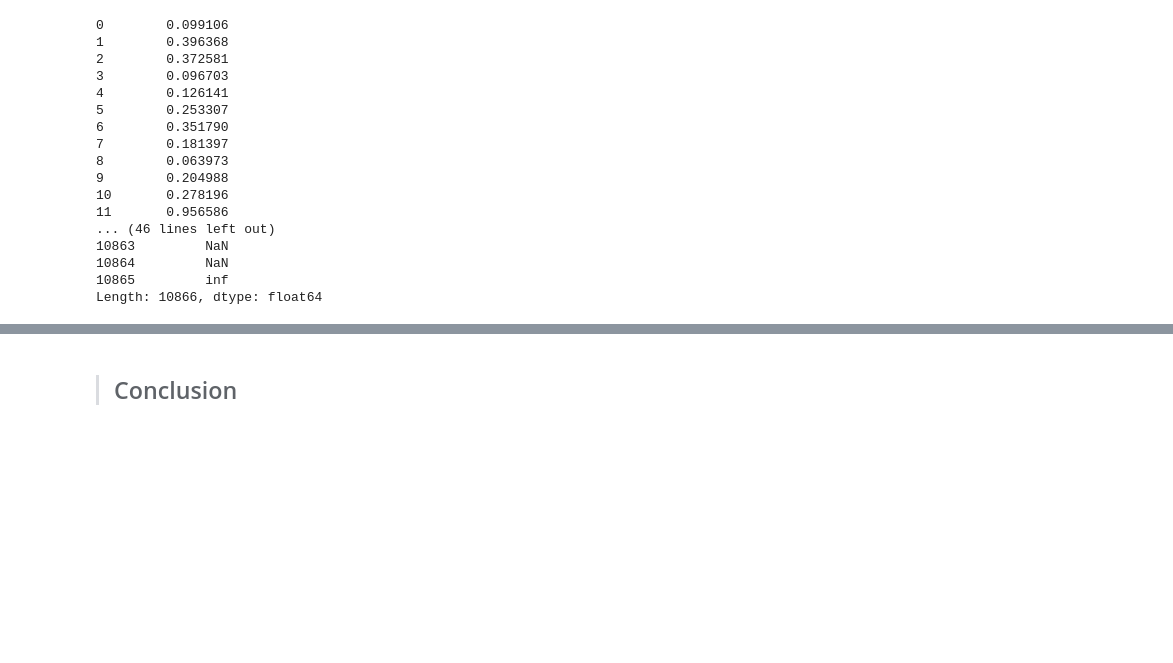
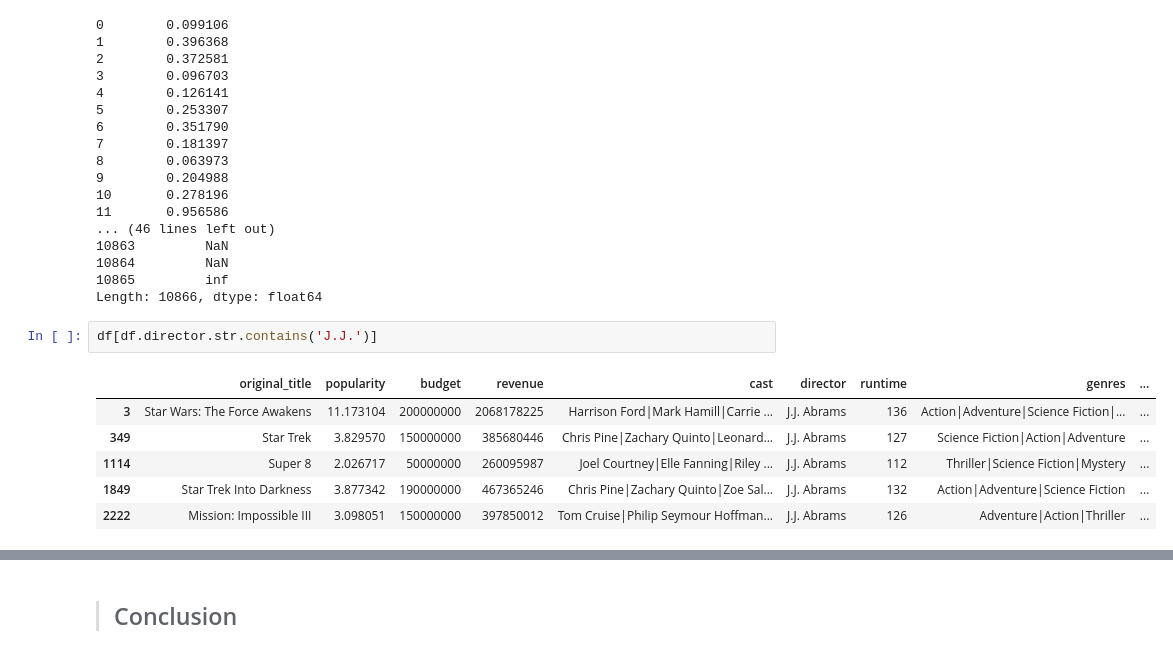
Before and after one commit to Steve-Choi/DAND, a Jupyter notebook: tmdb_project.ipynb, the cells around one changed output, grey strips where cells are left out. Cells and saved outputs as stored; diff of their text form; blank space fills up the shorter version.

```diff
--- a/tmdb_project.ipynb
+++ b/tmdb_project.ipynb
@@ -482,3 +487,12 @@ df.budget/df.revenue
 10864         NaN
 10865         inf
 Length: 10866, dtype: float64
+# %%
+df[df.director.str.contains('J.J.')]
+# %% [output]
+|  | original_title | popularity | budget | revenue | cast | director | runtime | genres | ... |
+| 3 | Star Wars: The Force Awakens | 11.173104 | 200000000 | 2068178225 | Harrison Ford|Mark Hamill|Carrie ... | J.J. Abrams | 136 | Action|Adventure|Science Fiction|... | ... |
+| 349 | Star Trek | 3.829570 | 150000000 | 385680446 | Chris Pine|Zachary Quinto|Leonard... | J.J. Abrams | 127 | Science Fiction|Action|Adventure | ... |
+| 1114 | Super 8 | 2.026717 | 50000000 | 260095987 | Joel Courtney|Elle Fanning|Riley ... | J.J. Abrams | 112 | Thriller|Science Fiction|Mystery | ... |
+| 1849 | Star Trek Into Darkness | 3.877342 | 190000000 | 467365246 | Chris Pine|Zachary Quinto|Zoe Sal... | J.J. Abrams | 132 | Action|Adventure|Science Fiction | ... |
+| 2222 | Mission: Impossible III | 3.098051 | 150000000 | 397850012 | Tom Cruise|Philip Seymour Hoffman... | J.J. Abrams | 126 | Adventure|Action|Thriller | ... |
```
Also changed, not shown: parts of 5 cells of this notebook.
